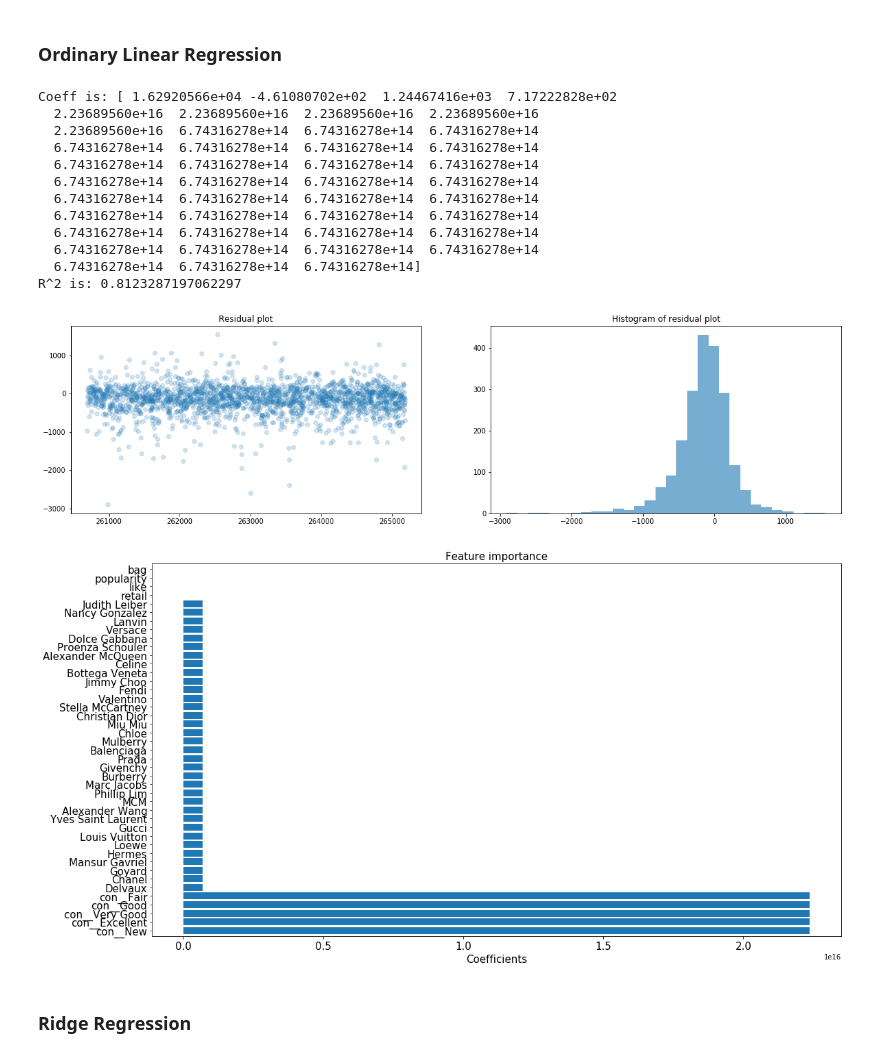
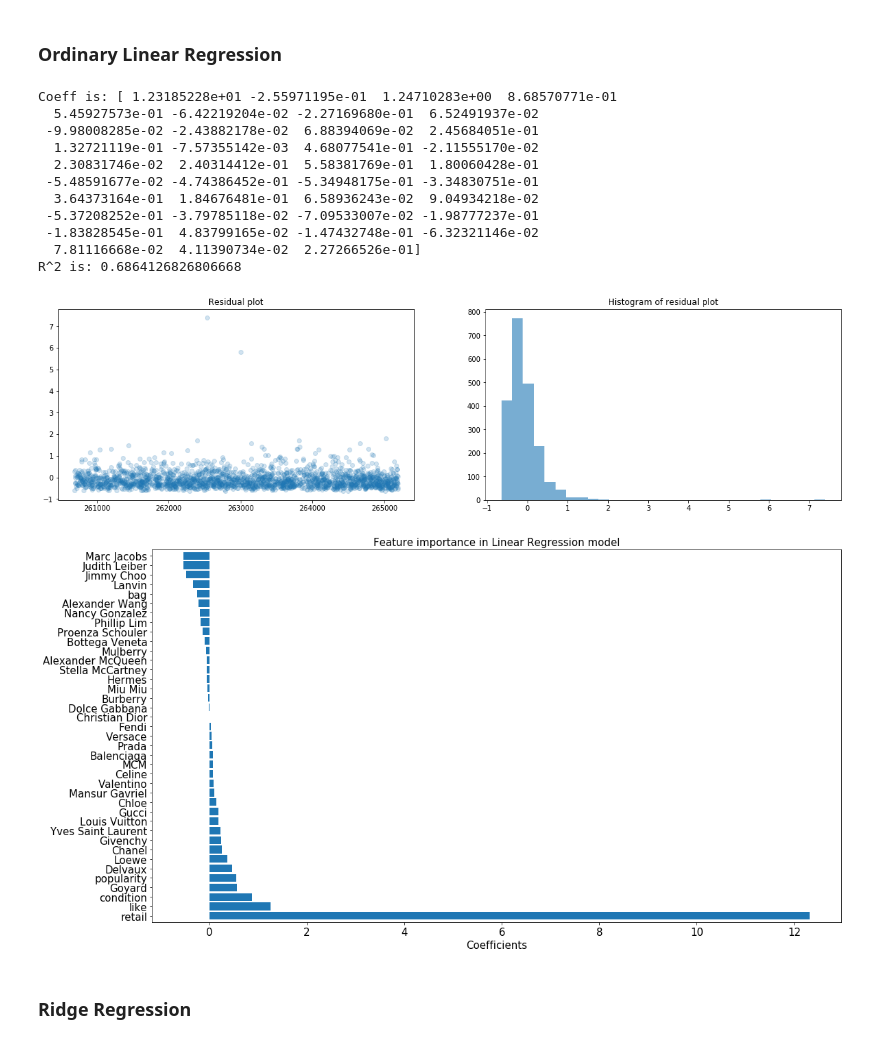
Before and after one commit to dw357/upon, a Jupyter notebook: fashionphile_dw.ipynb, the cells around one changed output. Cells and saved outputs as stored; diff of their text form; code cells hidden in the pictures.

Commit message:
log transformation of price added

```diff
--- a/fashionphile_dw.ipynb
+++ b/fashionphile_dw.ipynb
@@ -218,7 +225,7 @@ df_price.shape
 (13254, 14)
 # %%
 # entires with both sale price and retail price information
-df_price_retail = df_price[df_price['retail'].notnull()]
+df_price_retail = df_price[df_price['retail'].notnull()].copy()
 df_price_retail.shape
 # %% [output]
 (8070, 14)
@@ -240,10 +288,17 @@ Name: name, dtype: int64
+# %%
+# map condition to rating scale
+df_price_retail['condition'] = df_price_retail['condition'].map({'New': 5,
+                                                                 'Excellent': 4,
+                                                                 'Very Good': 3,
+                                                                 'Good': 2,
+                                                                 'Fair': 1})
 # %%
 # select relevant columns, convert to dummy variables
 df_price_retail_dummy = pd.concat([df_price_retail.retail.str.replace(',', '').astype(float),
                                    df_price_retail.bag.fillna(0),
                                    df_price_retail.like.fillna(0),
+                                   df_price_retail.condition.fillna(0),
                                    df_price_retail.popularity.fillna(0),
-                                   pd.get_dummies(df_price_retail['condition'], prefix = 'con_'),
                                    pd.get_dummies(df_price_retail['brand']),
                                    df_price_retail.price], axis = 1)
 df_price_retail_dummy.shape
@@ -263,6 +318,16 @@ df_price_retail_dummy.head()
 # training and testing datasets
 x = df_price_retail_dummy.drop(['price'], axis = 1)
 y = df_price_retail_dummy['price']
+
+# log transform price
+y = y.apply(lambda x: math.log(x))
+y_df = pd.DataFrame(y.apply(lambda x: math.log(x)), columns=['price'])
+
+fig, (ax1,ax2) = plt.subplots(1, 2, figsize=(20, 5))
+ax1.hist(y_df['price'], bins=30, color='palevioletred')
+ax2.boxplot(y_df['price'])
+ax1.set_title("Histogram of price after log transformation")
+ax2.set_title("Boxplot of price")
 
 # standardize
 x_temp = x.values #returns a numpy array
@@ -280,35 +347,34 @@ y_test = y[6000:]
 # %%
 model = Lin_Reg()
 model.fit(x_train, y_train)
 
 print('Coeff is:', model.coef_ )
 # print('Intercept is:', model.intercept_ )
 
 score = model.score(x_test, y_test)
 print('R^2 is:', score)
 
 pred = model.predict(x_test)
-diff = (pred-y_test)
+diff = (np.exp(pred) - np.exp(y_test)) / np.exp(y_test)
 f, (ax1, ax2) = plt.subplots(1,2, figsize = (20, 5))
 ax1.plot(diff, 'o', alpha = 0.2)
 ax2.hist(diff, bins=30, alpha=0.6)
 ax1.set_title('Residual plot')
 ax2.set_title('Histogram of residual plot')
 plt.show()
 # %% [output]
-Coeff is: [ 1.62920566e+04 -4.61080702e+02  1.24467416e+03  7.17222828e+02
-  2.23689560e+16  2.23689560e+16  2.23689560e+16  2.23689560e+16
-  2.23689560e+16  6.74316278e+14  6.74316278e+14  6.74316278e+14
-  6.74316278e+14  6.74316278e+14  6.74316278e+14  6.74316278e+14
-  6.74316278e+14  6.74316278e+14  6.74316278e+14  6.74316278e+14
-  6.74316278e+14  6.74316278e+14  6.74316278e+14  6.74316278e+14
-  6.74316278e+14  6.74316278e+14  6.74316278e+14  6.74316278e+14
-  6.74316278e+14  6.74316278e+14  6.74316278e+14  6.74316278e+14
-  6.74316278e+14  6.74316278e+14  6.74316278e+14  6.74316278e+14
-  6.74316278e+14  6.74316278e+14  6.74316278e+14  6.74316278e+14
-  6.74316278e+14  6.74316278e+14  6.74316278e+14]
-R^2 is: 0.8123287197062297
+Coeff is: [ 1.23185228e+01 -2.55971195e-01  1.24710283e+00  8.68570771e-01
+  5.45927573e-01 -6.42219204e-02 -2.27169680e-01  6.52491937e-02
+ -9.98008285e-02 -2.43882178e-02  6.88394069e-02  2.45684051e-01
+  1.32721119e-01 -7.57355142e-03  4.68077541e-01 -2.11555170e-02
+  2.30831746e-02  2.40314412e-01  5.58381769e-01  1.80060428e-01
+ -5.48591677e-02 -4.74386452e-01 -5.34948175e-01 -3.34830751e-01
+  3.64373164e-01  1.84676481e-01  6.58936243e-02  9.04934218e-02
+ -5.37208252e-01 -3.79785118e-02 -7.09533007e-02 -1.98777237e-01
+ -1.83828545e-01  4.83799165e-02 -1.47432748e-01 -6.32321146e-02
+  7.81116668e-02  4.11390734e-02  2.27266526e-01]
+R^2 is: 0.6864126826806668
-[figure, old version]
+[figure, new version]
 # %%
 coef = pd.Series(model.coef_, index = x_train.columns)
 newcoef = pd.DataFrame(coef)
@@ -317,10 +383,10 @@ newcoef_sorted = newcoef.sort_values(by=[0], ascending=[False])
 matplotlib.rcParams['figure.figsize'] = (18.0, 10.0)
 newcoef_sorted.plot(kind = "barh", width = 0.8, legend=None, fontsize = 15)
 plt.xlabel('Coefficients',fontsize = 15)
-plt.title('Feature importance', fontsize = 15)
+plt.title('Feature importance in Linear Regression model', fontsize = 15)
 plt.show()
 # %% [output]
-[figure, old version]
+[figure, new version]
 # %% [markdown]
 ### Ridge Regression
 # %%
```
Also changed, not shown: parts of 21 cells of this notebook.
